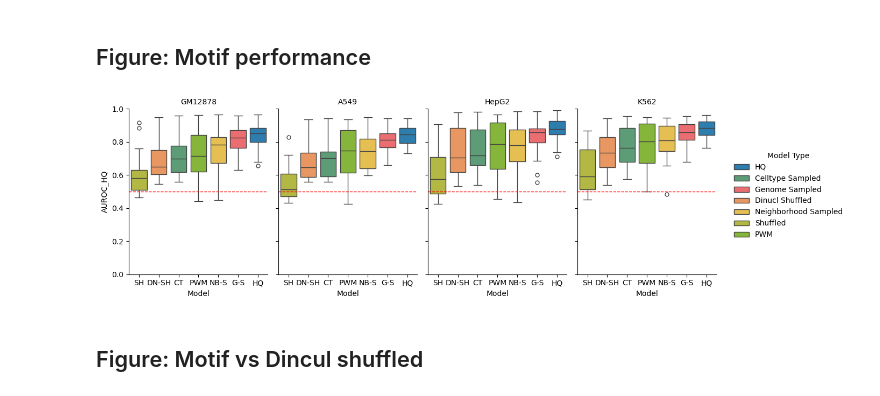
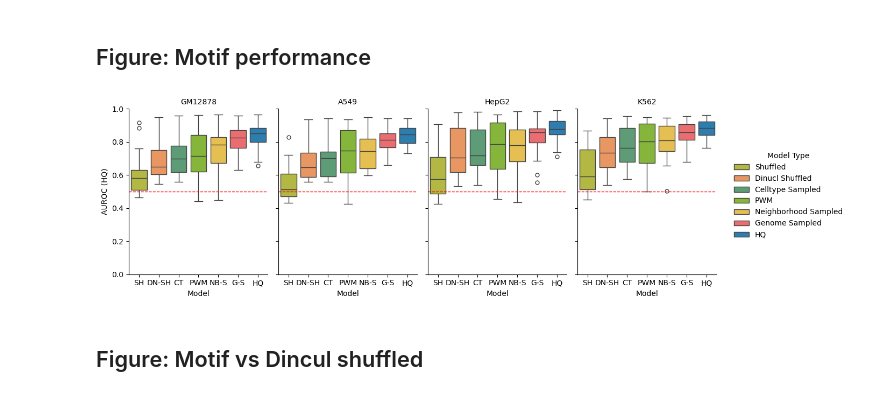
Before and after one commit to NatanTourne/TFBS-negatives, a Jupyter notebook: Results/20250619_full_run_3.ipynb, the cells around one changed output. Drawn from its saved outputs; the diff is of its cells as text; code cells hidden in the pictures.

```diff
--- a/Results/20250619_full_run_3.ipynb
+++ b/Results/20250619_full_run_3.ipynb
@@ -51,7 +51,7 @@ for run in runs:
 results_df = pd.DataFrame(results)
 # %%
 results_df = pd.DataFrame(results)
-results_df = results_df[results_df['group_name'].isin(["full_run_3"])] # select the right groups
+results_df = results_df[results_df['group_name'].isin(["full_run_3", "full_run_3_recovery"])] # select the right groups
 HQ_results = pd.DataFrame(results)
 HQ_results = HQ_results[HQ_results['group_name'] == "full_run_3_HQ"]
 HQ_results["neg_mode"] = "HQ training"
@@ -427,7 +402,7 @@ melted_group_avg = pd.melt(
 )
 
 # Map the metric names to more descriptive labels
-melted_group_avg['auroc_metric'] = melted_group_avg['auroc_metric'].map({'AUROC': 'normal', 'AUROC_HQ': 'HQ'})
+melted_group_avg['auroc_metric'] = melted_group_avg['auroc_metric'].map({'AUROC': 'Standard', 'AUROC_HQ': 'HQ'})
 
 neg_mode_labels = {
     'dinucl_sampled': 'G-S',
@@ -448,7 +423,7 @@ neg_mode_order = mean_per_mode.index.tolist()
 melted_group_avg["neg_mode_short"] = pd.Categorical(melted_group_avg["neg_mode_short"], categories=neg_mode_order, ordered=True)
 
 
-palette = {'HQ': color_list[5], 'normal': color_list[1]}
+palette = {'HQ': color_list[5], 'Standard': color_list[1]}
 g = sns.catplot(
     data=melted_group_avg,
     x='neg_mode_short',
@@ -462,7 +437,7 @@ g = sns.catplot(
     dodge=True,
 )
 g.set_titles(col_template="{col_name}")
-g.set_axis_labels("Model", "AUROC (HQ)")
+g.set_axis_labels("Model", "AUROC")
 g._legend.set_bbox_to_anchor((1, 0.5))
 g._legend.set_loc("center left")
 g._legend.set_title("Test set")
@@ -471,5 +446,7 @@ for ax, celltype in zip(g.axes.flatten(), g.col_names):
     ax.axhline(0.5, linestyle='--', color='red', linewidth=1)
 
 plt.tight_layout()
-plt.show()
+# Export the plot to a vector file (SVG)
+plt.savefig("/data/home/natant/Negatives/figures/performance_comparison_by_celltype.svg",
+            format='svg', dpi=300, bbox_inches='tight')
 # %% [output]
@@ -483,7 +460,7 @@ plot_df = melted_group_avg.copy()
 plot_df["neg_mode_short"] = plot_df["neg_mode_short"].cat.remove_categories(["HQ"])
 legend_handles = None
 legend_labels = None
-palette = {'HQ': color_list[5], 'normal': color_list[1]}
+palette = {'HQ': color_list[5], 'Standard': color_list[1]}
 # In your plotting loop, update this block:
 for i, ct in enumerate(cts):
     ct_df = plot_df[(plot_df["celltype"] == ct) & (plot_df["neg_mode"] != "HQ training")]
@@ -597,12 +574,14 @@ neg_mode_order = mean_delta_per_mode.index.tolist()
 plot_df = results_df[results_df["neg_mode_short"] != "HQ"].copy()
 plot_df["neg_mode_short"] = pd.Categorical(plot_df["neg_mode_short"], categories=neg_mode_order, ordered=True)
 
-fig, ax = plt.subplots(1, 1, figsize=(5, 5))
+fig, ax = plt.subplots(1, 1, figsize=(4, 4))
 sns.boxplot(ax=ax,data=plot_df, x='neg_mode_short', y='AUROC_delta', hue='neg_mode_short', palette=neg_mode_colors)
 ax.axhline(y=0, color='red', linestyle='--', linewidth=1)
 #ax.set_xticklabels(ax.get_xticklabels(), rotation=45, ha='right')
 ax.set_xlabel("Model")
 ax.set_ylabel("AUROC Delta (normal - HQ)")
 plt.tight_layout()
+plt.savefig("/data/home/natant/Negatives/figures/performance_delta.svg",
+            format='svg', dpi=300, bbox_inches='tight')
 plt.show()
 # %% [output]
@@ -648,36 +629,46 @@ nice_names = {
 fused_df["neg_mode_short"] = fused_df["neg_mode"].map(neg_mode_labels)
 mean_per_mode = fused_df.groupby("neg_mode_short")["AUROC_HQ"].mean().sort_values()
 neg_mode_order = mean_per_mode.index.tolist()
 
 # Set categorical order for plotting
 fused_df["neg_mode_short"] = pd.Categorical(fused_df["neg_mode_short"], categories=neg_mode_order, ordered=True)
 
-# Add a column with nice names for neg_mode
+# Add a column with nice names for neg_mode, also with the same categorical order
 fused_df["neg_mode_nice"] = fused_df["neg_mode"].map(nice_names)
+
+# Create inverse mapping for neg_mode_labels
+neg_mode_labels_inv = {v: k for k, v in neg_mode_labels.items()}
+
+nice_name_order = [nice_names[neg_mode_labels_inv[short]] for short in neg_mode_order]
+fused_df["neg_mode_nice"] = pd.Categorical(fused_df["neg_mode_nice"], categories=nice_name_order, ordered=True)
+
+
 
 g = sns.catplot(
     data=fused_df,
     x='neg_mode_short',
     col='celltype',
     y='AUROC_HQ',
     hue='neg_mode_nice',
     kind='box',
     height=4,
     aspect=0.6,
     palette={nice_names[k]: color_list[i] for i, k in enumerate(neg_mode_labels.keys())}
 )
 g.set_titles(col_template="{col_name}")
-g.set_axis_labels("Model", "AUROC_HQ")
+g.set_axis_labels("Model", "AUROC (HQ)")
 g._legend.set_bbox_to_anchor((1, 0.5))
 g._legend.set_loc("center left")
 g._legend.set_title("Model Type")
 g.set(ylim=(0, 1))
 for ax in g.axes.flatten():
     ax.axhline(0.5, linestyle='--', color='red', linewidth=1)
 plt.tight_layout()
+plt.savefig("/data/home/natant/Negatives/figures/Baselines.svg",
+            format='svg', dpi=300, bbox_inches='tight')
 plt.show()
 # %% [output]
-[figure, old version]
+[figure, new version]
 # %% [markdown]
 ## Figure: Motif vs Dincul shuffled
 # %%
```
Also changed, not shown: parts of 14 cells of this notebook, 9 other files.
